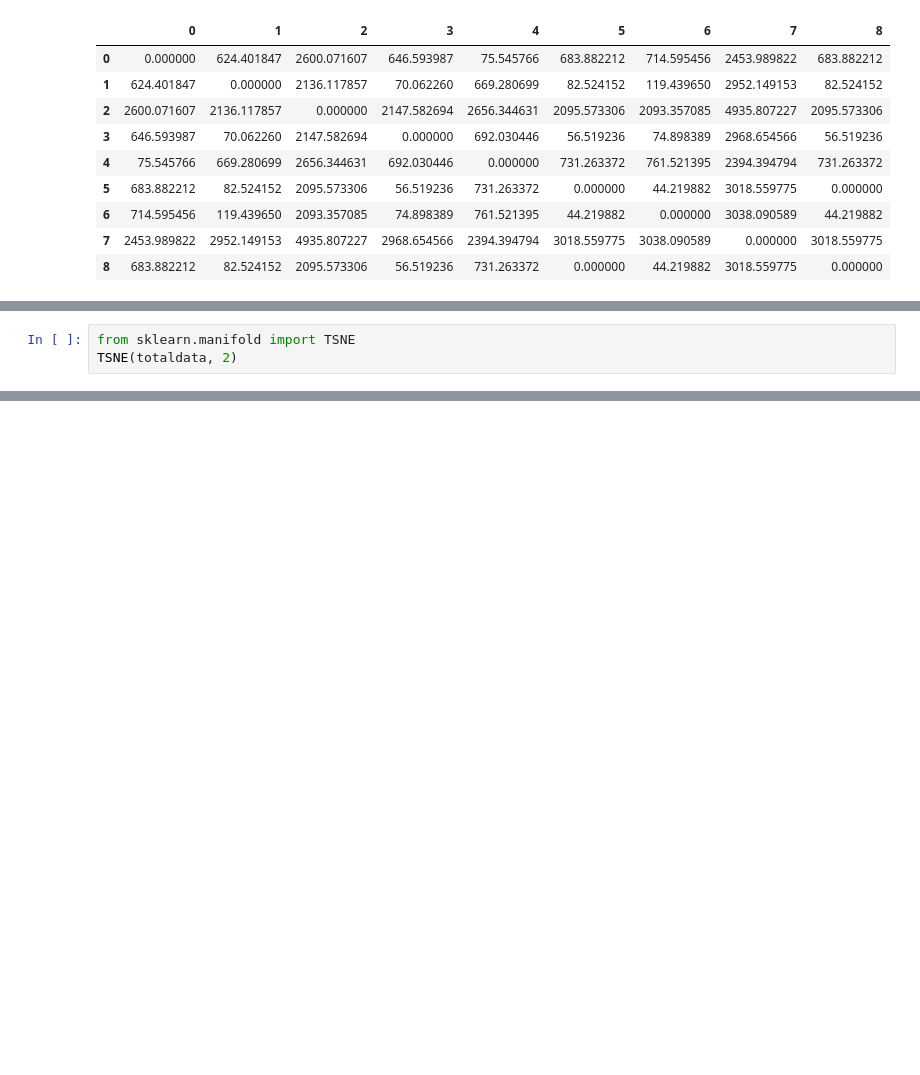
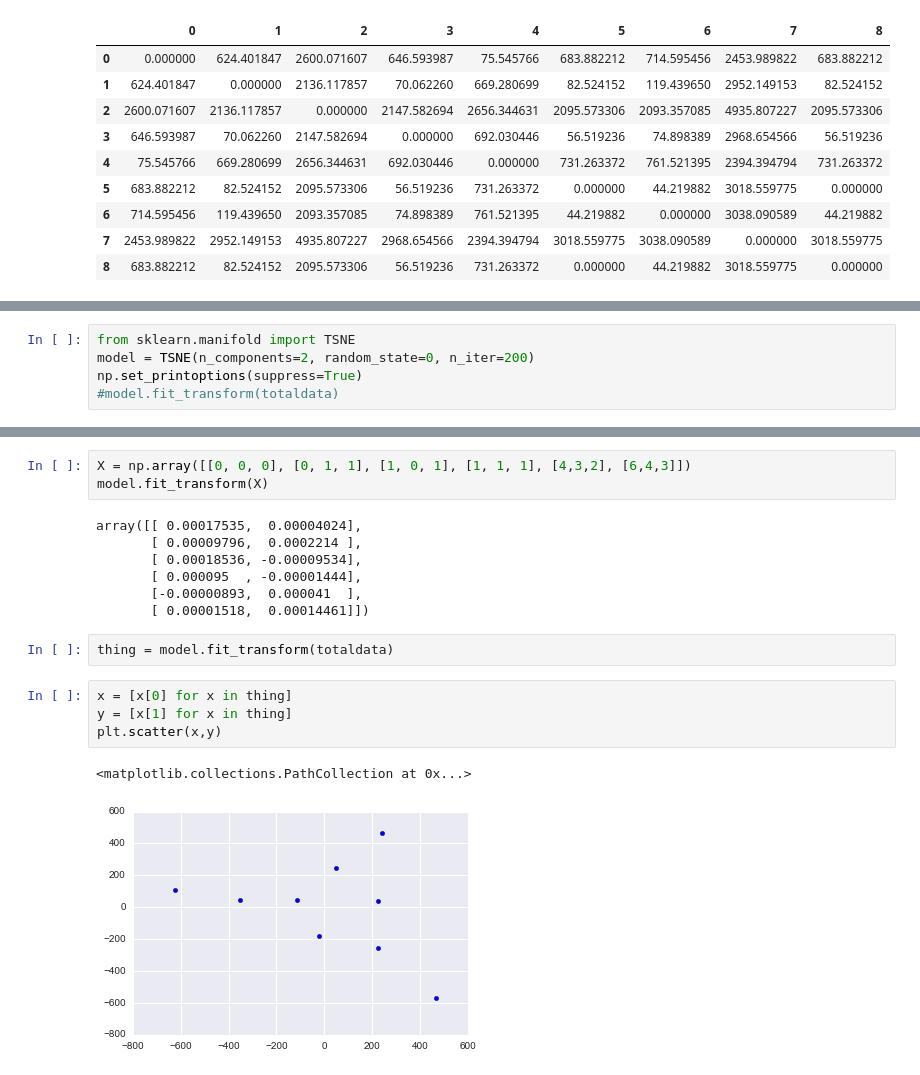
Before and after one commit to HackTheStacks/TeamDarWin-darwin-cluster, a Jupyter notebook: line_analysis.ipynb, the cells around one changed output, grey strips where cells are left out. Drawn from its saved outputs; the diff is of its cells as text; blank space fills up the shorter version.

```diff
--- a/line_analysis.ipynb
+++ b/line_analysis.ipynb
@@ -261,3 +270,5 @@ array([2, 0, 3, 0, 2, 0, 0, 1, 0], dtype=int32)
 # %%
 from sklearn.manifold import TSNE
-TSNE(totaldata, 2)
+model = TSNE(n_components=2, random_state=0, n_iter=200)
+np.set_printoptions(suppress=True)
+#model.fit_transform(totaldata)
@@ -273,0 +291,19 @@ TSNE(angle=0.5, early_exaggeration=4.0, init='random', learning_rate=1000.0,
+# %%
+X = np.array([[0, 0, 0], [0, 1, 1], [1, 0, 1], [1, 1, 1], [4,3,2], [6,4,3]])
+model.fit_transform(X)
+# %% [output]
+array([[ 0.00017535,  0.00004024],
+       [ 0.00009796,  0.0002214 ],
+       [ 0.00018536, -0.00009534],
+       [ 0.000095  , -0.00001444],
+       [-0.00000893,  0.000041  ],
+       [ 0.00001518,  0.00014461]])
+# %%
+thing = model.fit_transform(totaldata)
+# %%
+x = [x[0] for x in thing]
+y = [x[1] for x in thing]
+plt.scatter(x,y)
+# %% [output]
+<matplotlib.collections.PathCollection at 0x...>
+[figure, added]
```
Also changed, not shown: parts of 8 cells of this notebook, 2 other files.
